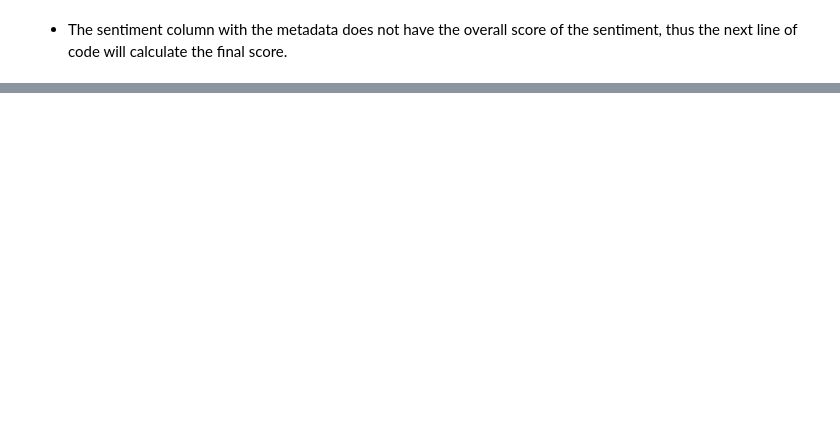
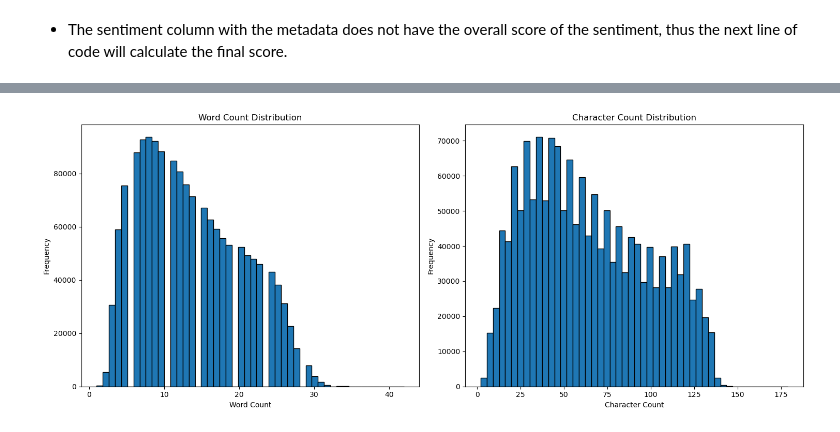
Before and after one commit to nozomu2020264/MSc-DA---CA2---2020264---10-11-23, a Jupyter notebook: CA2 - Nozomu Nakanishi.ipynb, the cells around one changed output, grey strips where cells are left out. Saved outputs shown, nothing was run; the diff lists cells and outputs as text; code cells hidden in the pictures; blank space fills up the shorter version.

```diff
--- a/CA2 - Nozomu Nakanishi.ipynb
+++ b/CA2 - Nozomu Nakanishi.ipynb
@@ -604,0 +576,8 @@ plt.show()
+# %%
+# Add a new column 'text_length' that contains the length of the 'text' column.
+df = df.withColumn("text_length", length(df.text))
+
+# Add a new column 'word_count' that contains the number of words in the 'text' column.
+df = df.withColumn("word_count", size(split(df.text, "\s+")))
+
+df.select("text_length", "word_count").show()
@@ -604,0 +615,24 @@ plt.show()
+# %%
+# Selects the word and char count columns
+word_char_df = df.select("word_count", "text_length").toPandas()
+
+# Create a figure with two subplots side by side
+fig, axes = plt.subplots(1, 2, figsize=(15, 6))
+
+# Plot Word Count Distribution
+axes[0].hist(word_char_df['word_count'], bins=50, edgecolor='black')
+axes[0].set_title('Word Count Distribution')
+axes[0].set_xlabel('Word Count')
+axes[0].set_ylabel('Frequency')
+
+# Plot Character Count Distribution
+axes[1].hist(word_char_df['text_length'], bins=50, edgecolor='black')
+axes[1].set_title('Character Count Distribution')
+axes[1].set_xlabel('Character Count')
+axes[1].set_ylabel('Frequency')
+
+# Adjust layout and display the plot
+plt.tight_layout()
+plt.show()
+# %% [output]
+[figure, added]
```
Also changed, not shown: parts of 83 cells of this notebook.
